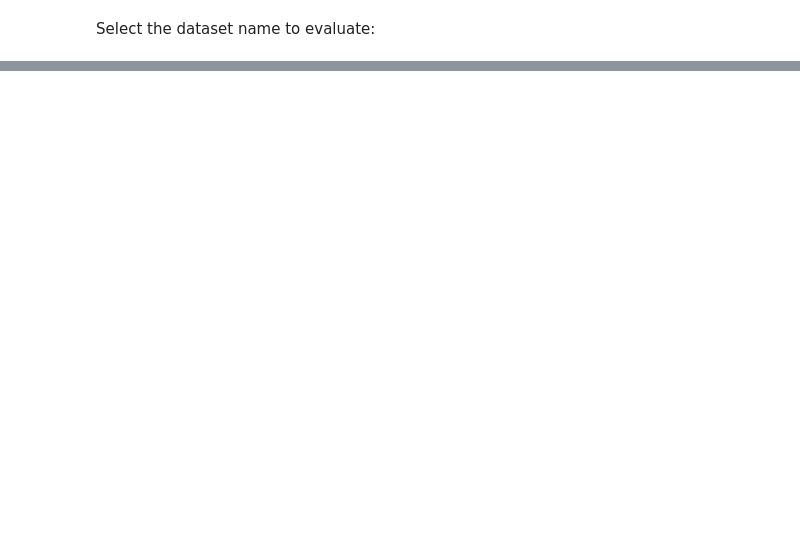
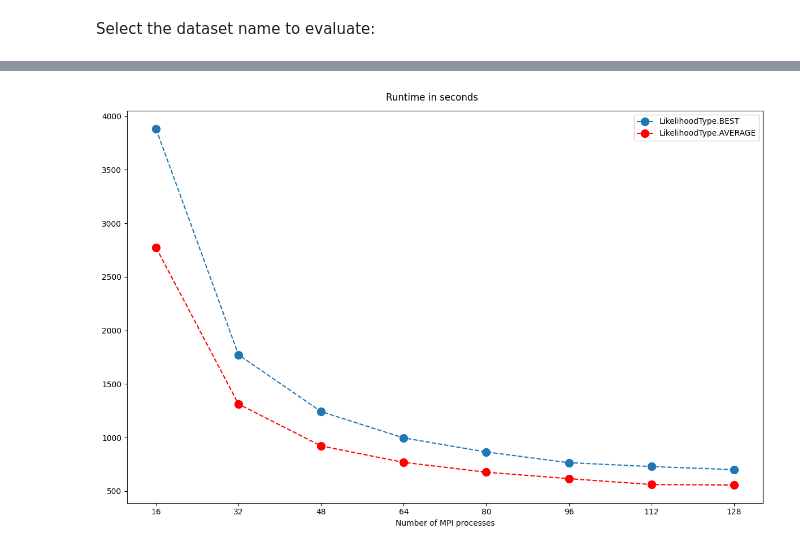
Before and after one commit to lutteropp/NetRAX, a Jupyter notebook: experiments/evaluation_for_paper/report_notebook_f.ipynb, the cells around one changed output, grey strips where cells are left out. Drawn from its saved outputs; the diff is of its cells as text; code cells hidden in the pictures; blank space fills up the shorter version.

```diff
--- a/experiments/evaluation_for_paper/report_notebook_f.ipynb
+++ b/experiments/evaluation_for_paper/report_notebook_f.ipynb
@@ -39,0 +44,14 @@ plt.show()
+# %%
+df = pd.read_csv("result_files/"+filename2)
+
+ax = plt.gca()
+df.plot(kind='line',x='n_procs',y='LikelihoodType.BEST',ax=ax,xticks=[16,32,48,64,80,96,112,128], style='.--', markersize=20)
+df.plot(kind='line',x='n_procs',y='LikelihoodType.AVERAGE', color='red', ax=ax,xticks=[16,32,48,64,80,96,112,128], style='.--', markersize=20)
+
+plt.suptitle("Runtime in seconds")
+plt.xlabel("Number of MPI processes")
+plt.tight_layout()
+plt.savefig('F_mpi_runtime2.png')
+plt.show()
+# %% [output]
+[figure, added]
```
Also changed, not shown: parts of 4 cells of this notebook.
